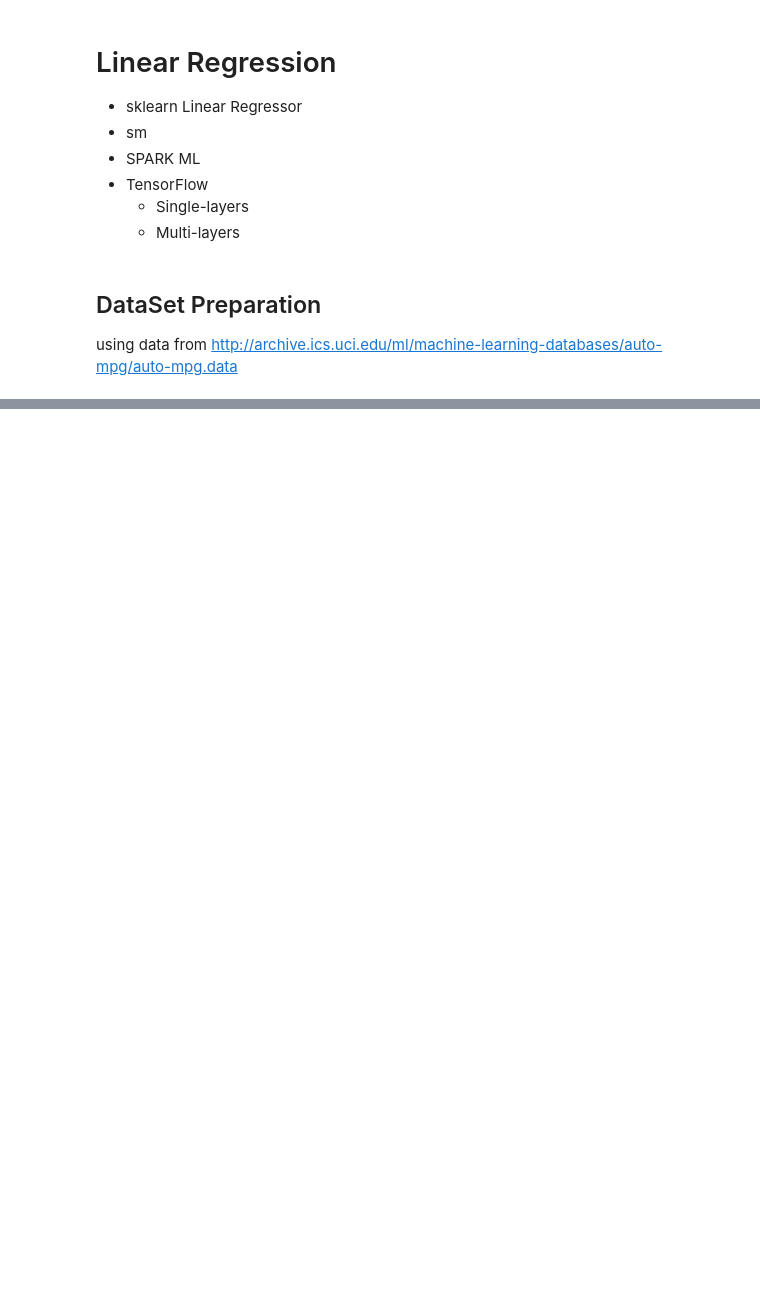
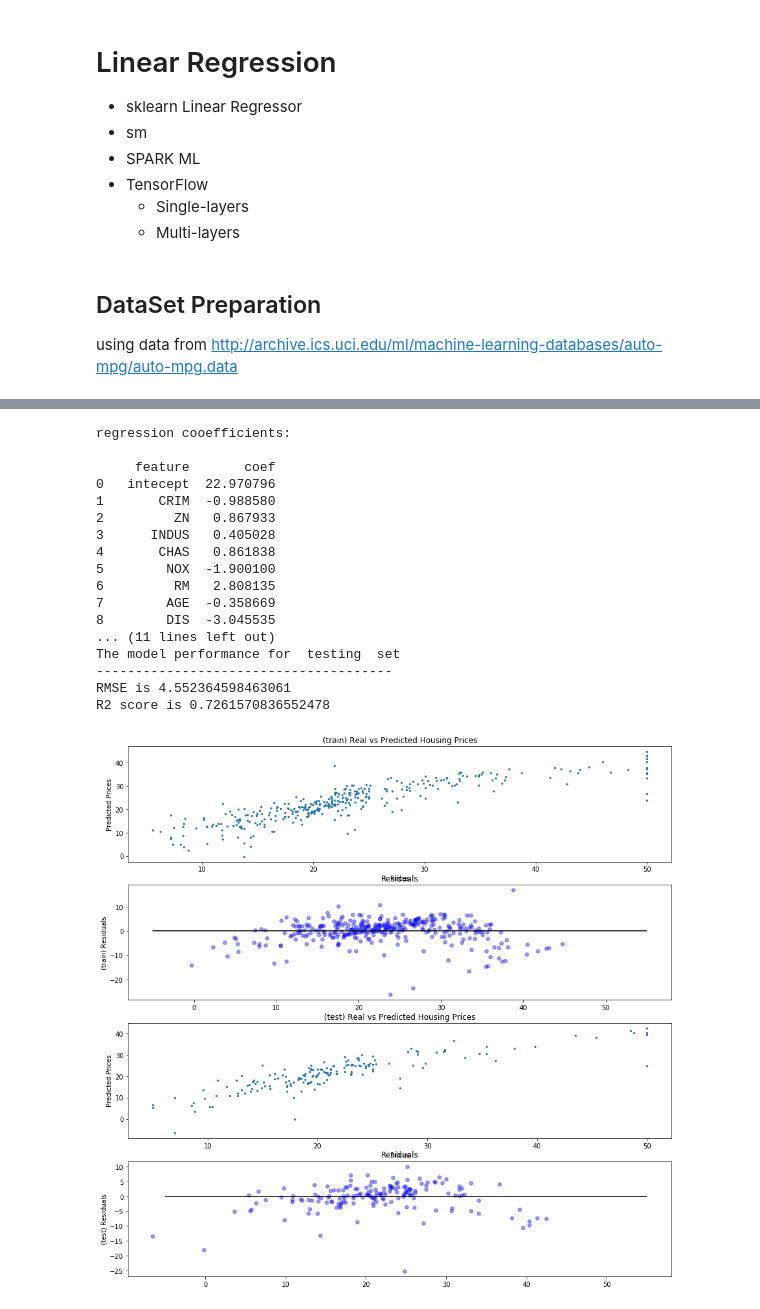
Before and after one commit to xdderekchen/ML, a Jupyter notebook: LinearRegression.ipynb, the cells around one changed output, grey strips where cells are left out. Cells and saved outputs as stored; diff of their text form; code cells hidden in the pictures; blank space fills up the shorter version.

```diff
--- a/LinearRegression.ipynb
+++ b/LinearRegression.ipynb
@@ -14,0 +46,80 @@
+# %%
+
+#Initialize the linear regression model
+lin_model = LinearRegression()
+lin_model.fit(x_train, y_train)
+
+#Print the coefecients/weights for each feature/column of our model
+coefDataFrame = pd.DataFrame( zip( ["intecept"] +  x_train_columns,
+                                   list(lin_model.intercept_) + list(lin_model.coef_.flatten())),
+                              columns=['feature', 'coef'])
+
+print("regression cooefficients:\n")
+print(coefDataFrame)
+
+def linear_Reg_report(dataset_type, predict_Y, actual_Y):
+    rmse = (np.sqrt(mean_squared_error(actual_Y, predict_Y)))
+    r2 = r2_score(actual_Y, predict_Y)
+
+    print("\nThe model performance for ",  dataset_type, " set")
+    print("--------------------------------------")
+    print('RMSE is {}'.format(rmse))
+    print('R2 score is {}'.format(r2))
+
+
+y_train_predict = lin_model.predict(x_train)
+y_test_predict =  lin_model.predict(x_test)
+
+linear_Reg_report("training", y_train_predict, y_train)
+linear_Reg_report("testing",  y_test_predict, y_test)
+
+plt.figure(figsize=(15, 15))
+
+plt.subplot(4, 1, 1)
+plt.scatter( y_train, y_train_predict, s=5 )
+plt.xlabel( "Prices")
+plt.ylabel( "Predicted Prices")
+plt.title( "(train) Real vs Predicted Housing Prices")
+
+plt.subplot(4, 1, 2)
+plt.scatter( y_train_predict, y_train_predict - y_train,
+c ='b', s=30, alpha=0.4 )
+plt.hlines( y=0, xmin=-5, xmax=55)
+plt.title( "Residuals" )
+plt.ylabel( "(train) Residuals" )
+
+plt.subplot(4, 1, 3)
+plt.scatter( y_test, y_test_predict, s=5 )
+plt.xlabel( "Prices")
+plt.ylabel( "Predicted Prices")
+plt.title( "(test) Real vs Predicted Housing Prices")
+
+plt.subplot(4, 1, 4)
+plt.scatter( y_test_predict, y_test_predict - y_test,
+c ='b', s=30, alpha=0.4 )
+plt.hlines( y=0, xmin=-5, xmax=55)
+plt.title( "Residuals" )
+plt.ylabel( "(test) Residuals" )
+plt.show()
+
+
+plt.show()
+# %% [output]
+regression cooefficients:
+
+     feature       coef
+0   intecept  22.970796
+1       CRIM  -0.988580
+2         ZN   0.867933
+3      INDUS   0.405028
+4       CHAS   0.861838
+5        NOX  -1.900100
+6         RM   2.808135
+7        AGE  -0.358669
+8        DIS  -3.045535
+... (11 lines left out)
+The model performance for  testing  set
+--------------------------------------
+RMSE is 4.552364598463061
+R2 score is 0.7261570836552478
+[figure, added]
```
Also changed, not shown: parts of 19 cells of this notebook.
